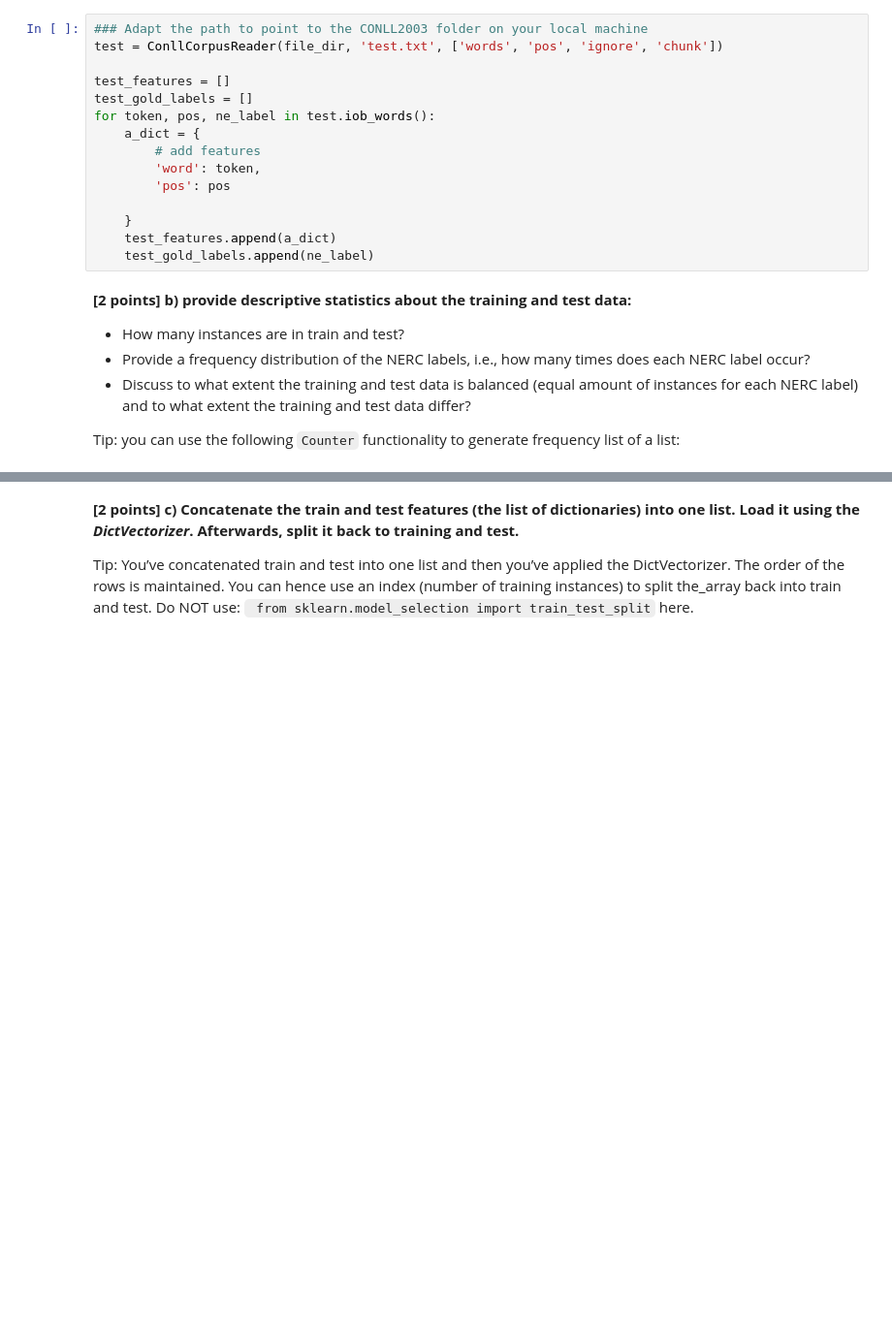
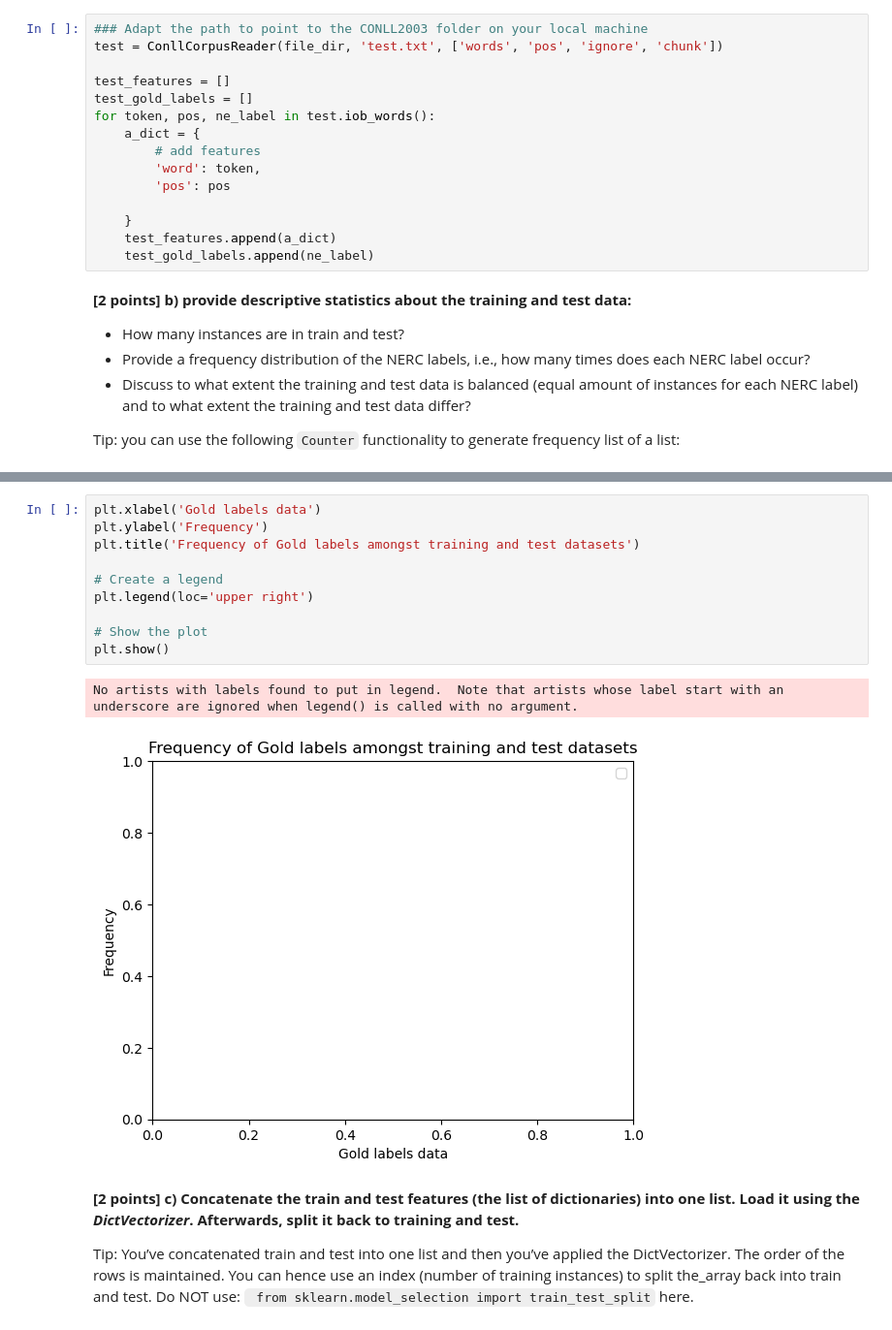
Before and after one commit to mmbc2008/ba-text-mining, a Jupyter notebook: lab_sessions/lab4/Lab4-Assignment-nerc.ipynb, the cells around one changed output, grey strips where cells are left out. Shown: that part at 97% size. Cells and saved outputs as stored; diff of their text form; blank space fills up the shorter version.

```diff
--- a/lab_sessions/lab4/Lab4-Assignment-nerc.ipynb
+++ b/lab_sessions/lab4/Lab4-Assignment-nerc.ipynb
@@ -104,3 +99,16 @@ plt.show()
+# %%
+plt.xlabel('Gold labels data')
+plt.ylabel('Frequency')
+plt.title('Frequency of Gold labels amongst training and test datasets')
+
+# Create a legend
+plt.legend(loc='upper right')
+
+# Show the plot
+plt.show()
+# %% [output]
+No artists with labels found to put in legend.  Note that artists whose label start with an underscore are ignored when legend() is called with no argument.
+[figure, added]
 # %% [markdown]
 **[2 points] c) Concatenate the train and test features (the list of dictionaries) into one list. Load it using the *DictVectorizer*. Afterwards, split it back to training and test.**
 
```
Also changed, not shown: parts of 13 cells of this notebook.
